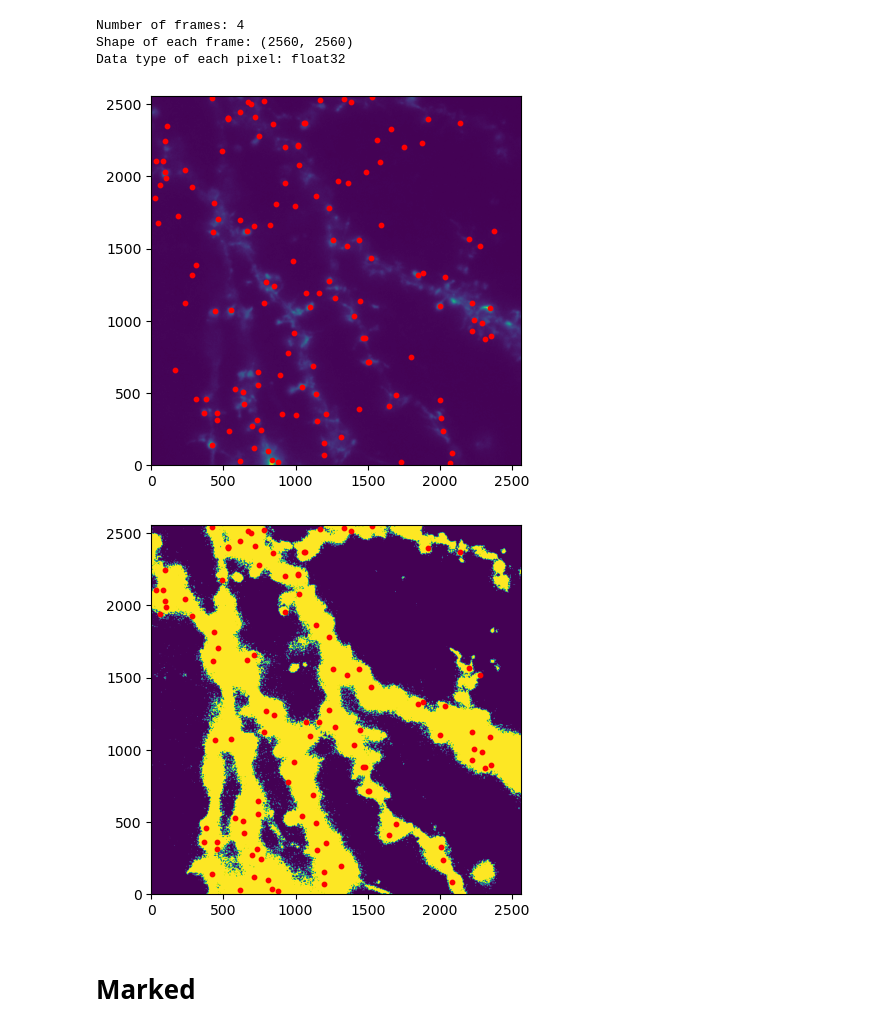
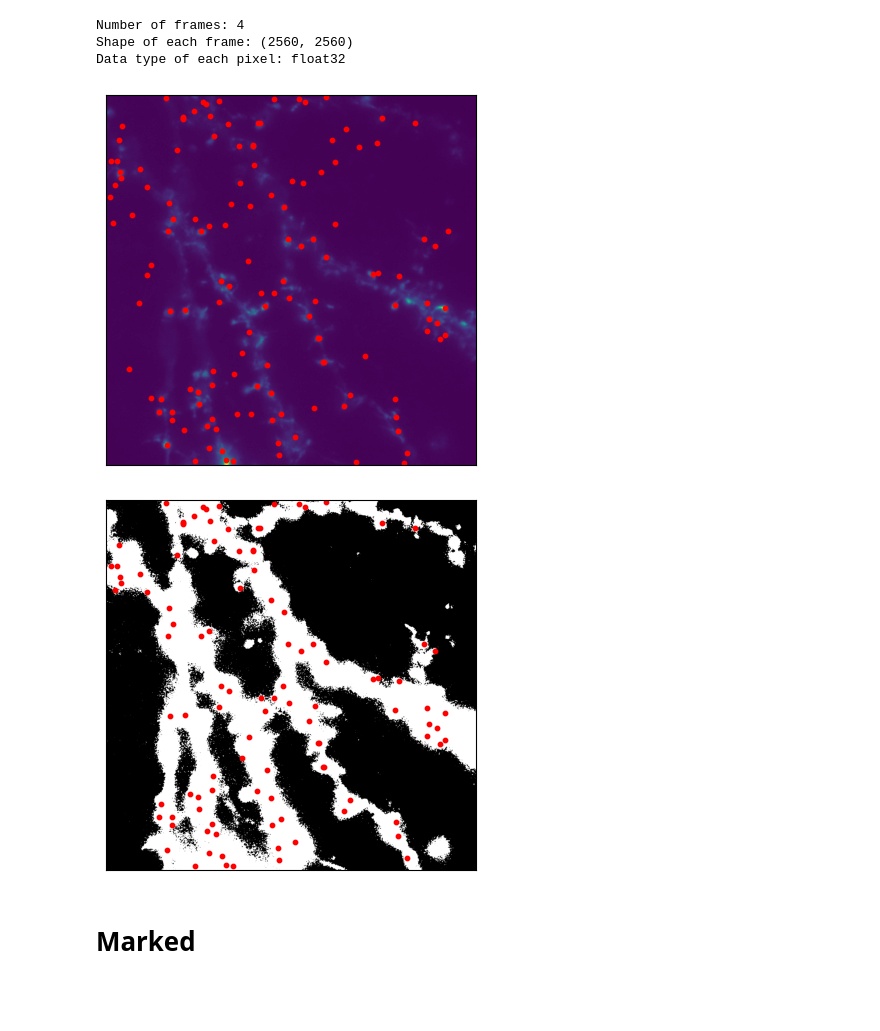
Before and after one commit to Max-Winga/Selvin-Lab-qPAINT-Segmentation, a Jupyter notebook: qPAINT Segmentation Code.ipynb, the cells around one changed output. Cells and saved outputs as stored; diff of their text form; code cells hidden in the pictures; blank space fills up the shorter version.

```diff
--- a/qPAINT Segmentation Code.ipynb
+++ b/qPAINT Segmentation Code.ipynb
@@ -126,20 +128,24 @@ homer_centers_int = homer_centers_px.astype(int)
 # %%
 life_act_threshold = 400
 plot = True
 threshold_map = np.array(life_act > life_act_threshold)
 relevant_homer_centers = np.array([homer_centers_px[i] for i in range(len(homer_centers_px)) if threshold_map[homer_centers_int[i][1], homer_centers_int[i][0]]])
 
 if plot:
     plt.figure()
     plt.imshow(life_act, origin='lower')
     plt.scatter(homer_centers_px[:, 0], homer_centers_px[:, 1], s=10, color='r')
+    plt.gca().set_xticks([])
+    plt.gca().set_yticks([])
     plt.show()
 
     plt.figure()
-    plt.imshow(threshold_map, origin='lower')
+    plt.imshow(threshold_map, origin='lower', cmap='gray')
+    plt.gca().set_xticks([])
+    plt.gca().set_yticks([])
     plt.scatter(relevant_homer_centers[:, 0], relevant_homer_centers[:, 1], s=10, color='r')
     plt.show()
 # %% [output]
-[figure, old version]
+[figure, new version]
-[figure, old version]
+[figure, new version]
 # %%
```
Also changed, not shown: parts of 7 cells of this notebook.
